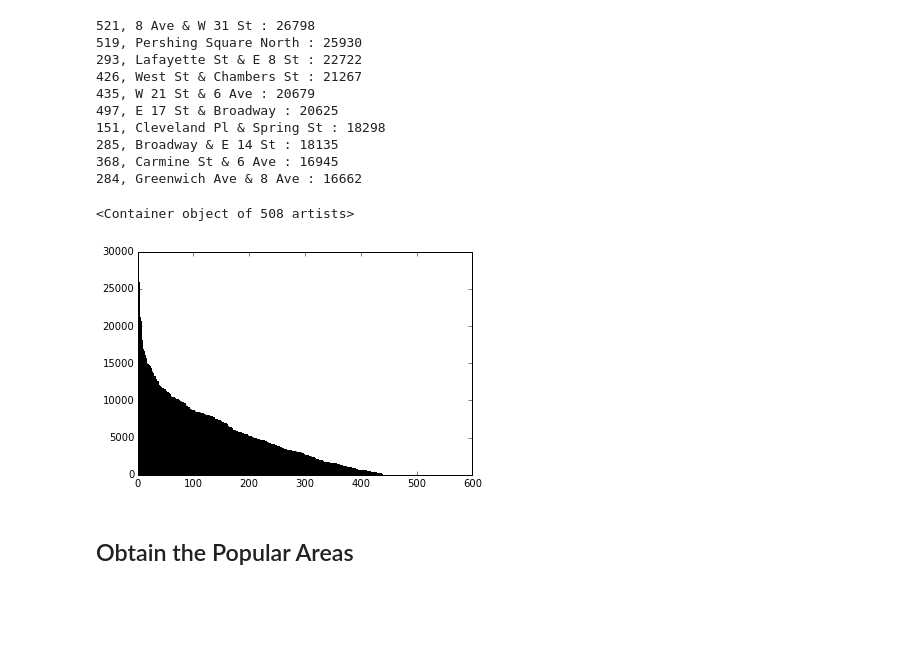
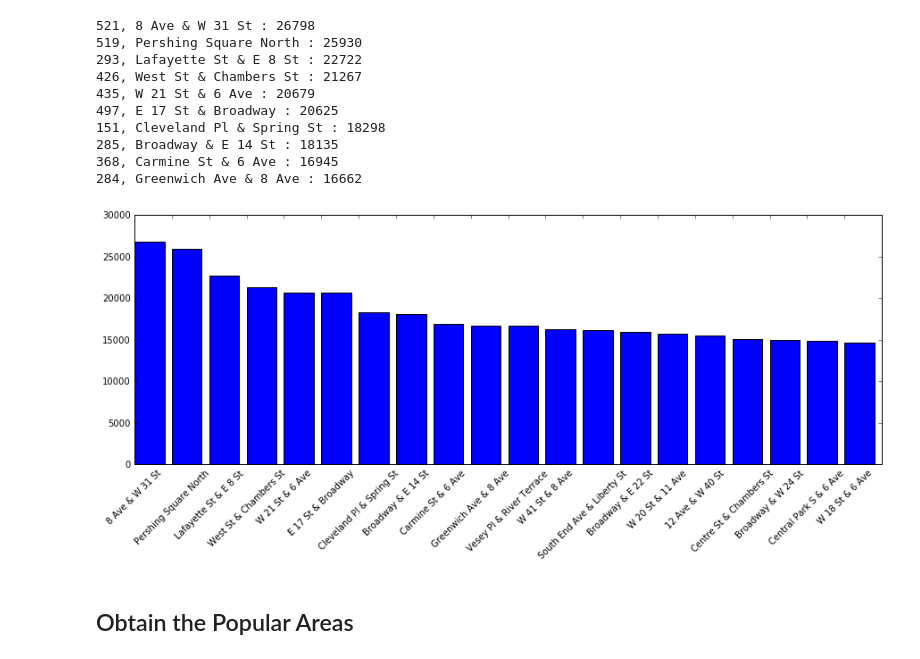
Before and after one commit to Sapphirine/citibike-analysis, a Jupyter notebook: src/rides.ipynb, the cells around one changed output. Cells and saved outputs as stored; diff of their text form; code cells hidden in the pictures; blank space fills up the shorter version.

Commit message:
Prettified plots + inflow outflow

```diff
--- a/src/rides.ipynb
+++ b/src/rides.ipynb
@@ -9,6 +9,11 @@ import pickle
 import matplotlib
 %matplotlib inline
 import matplotlib.pyplot as plt
+import itertools
+
+# settings for plots
+from pylab import rcParams
+rcParams['figure.figsize'] = 15, 5
 # %% [markdown]
 ## Loading the stations data
 # %%
@@ -56,5 +65,5 @@ stations.head()
 # %%
-trip_data = pd.read_csv("../data/trip-data/201509-citibike-tripdata.csv")
+trip_data = pd.read_csv("../data/trip_data/201509-citibike-tripdata.csv")
 # %%
 trip_data.columns
 # %% [output]
@@ -91,9 +105,9 @@ for station_id in stations.get_ids():
 # %% [markdown]
 **obtaining the popular stations by sorting the dict based on the total traffic at the station**
 # %%
-popular_stations = sorted(station_traffic, key= lambda e: station_traffic[e], reverse=True)
+popular_stations = sorted(station_traffic.items(), key= lambda (_,v): v, reverse=True)
 # %%
-for station_id in popular_stations[:10]:
+for (station_id,_) in popular_stations[:10]:
     info = stations.get_by_id(station_id=station_id)
     station_name = info.stationName.item()
     print `station_id` + ", " + station_name + " : " + `station_traffic[station_id]`
@@ -109,10 +123,12 @@ for station_id in popular_stations[:10]:
 368, Carmine St & 6 Ave : 16945
 284, Greenwich Ave & 8 Ave : 16662
 # %%
-plt.bar(range(len(popular_stations)), [station_traffic[id] for id in popular_stations])
+plt.bar(range(len(popular_stations[:20])), [station_traffic[id] for (id,_) in popular_stations[:20]])
+plt.xticks(range(len(popular_stations[:20])),
+           [stations.get_by_id(station_id=id).stationName.item() for (id,_) in popular_stations[:20]], rotation=45)
+plt.show()
 # %% [output]
-<Container object of 508 artists>
-[figure, old version]
+[figure, new version]
 # %% [markdown]
 ## Obtain the Popular Areas
 # %% [markdown]
```
Also changed, not shown: parts of 15 cells of this notebook, 1 other file.
